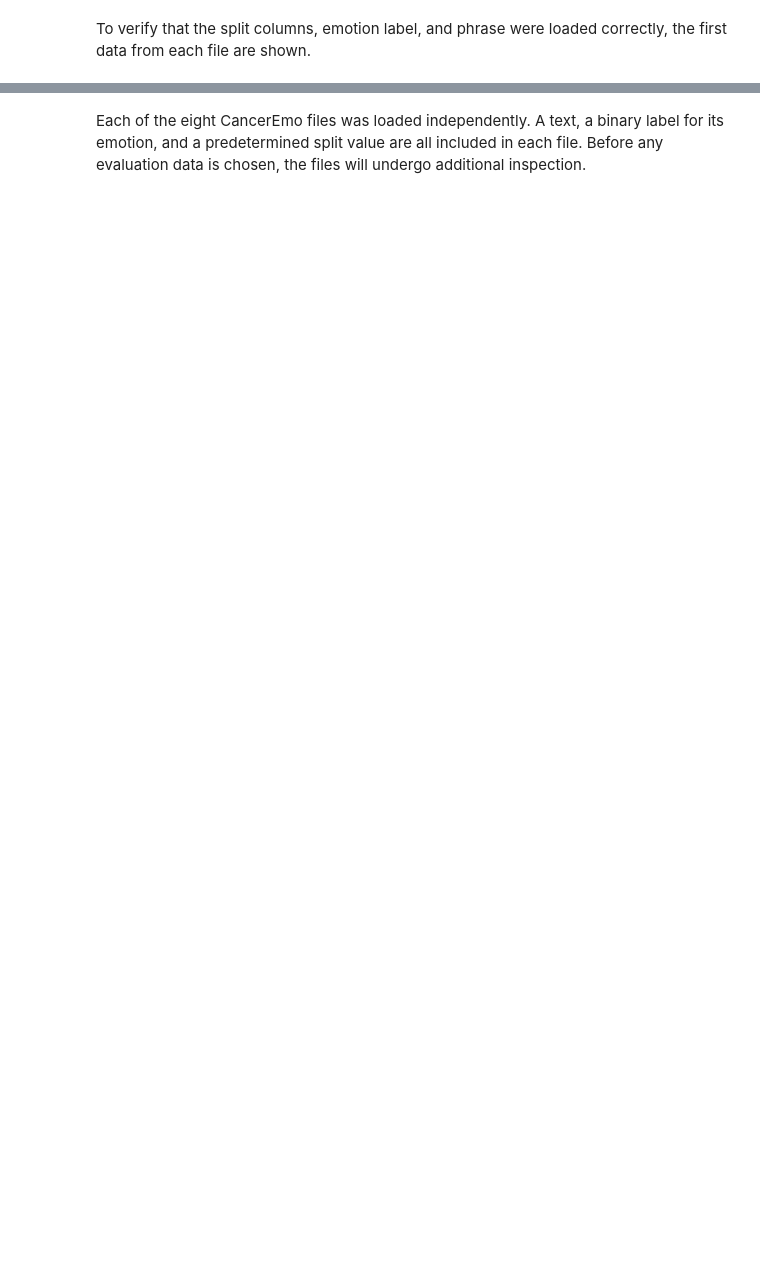
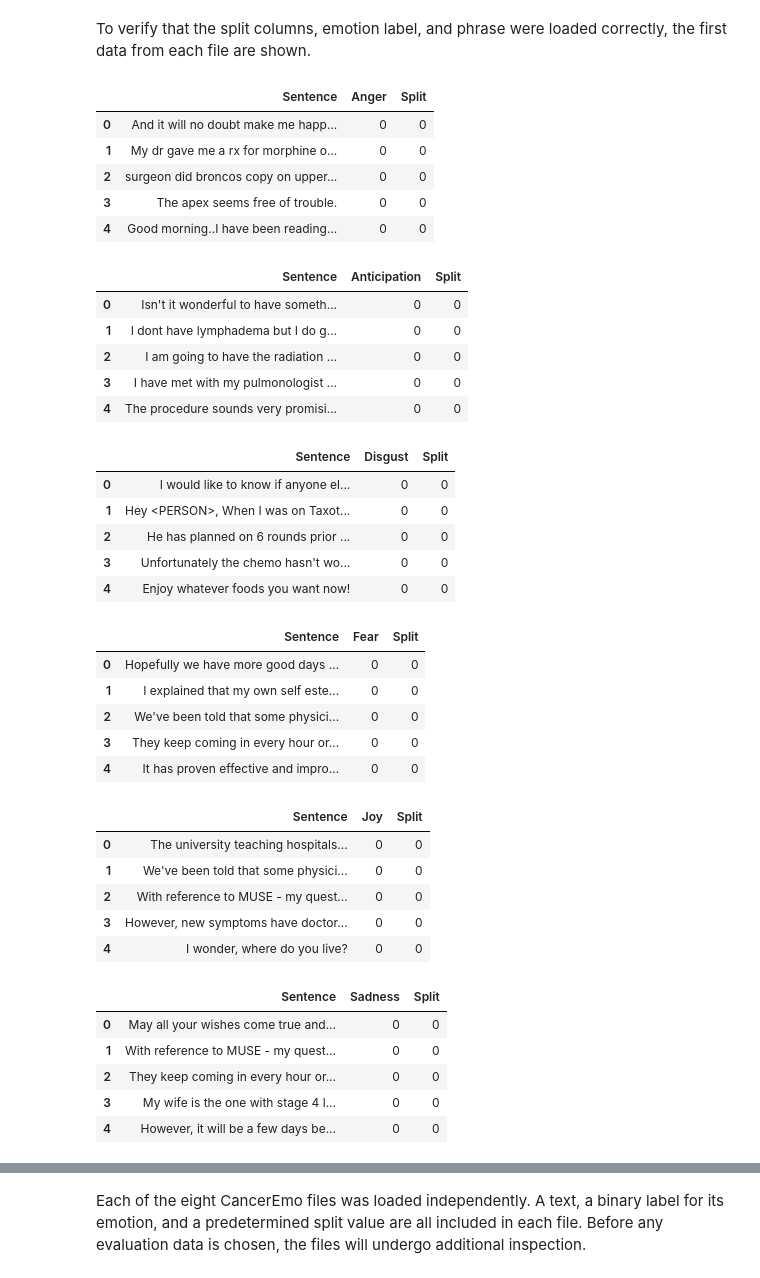
Before and after one commit to SubathraSIM/CM3020_Final_Year_Project, a Jupyter notebook: notebooks/dataset_exploration/canceremo_exploration.ipynb, the cells around one changed output, grey strips where cells are left out. Drawn from its saved outputs; the diff is of its cells as text; code cells hidden in the pictures; blank space fills up the shorter version.

```diff
--- a/notebooks/dataset_exploration/canceremo_exploration.ipynb
+++ b/notebooks/dataset_exploration/canceremo_exploration.ipynb
@@ -42,6 +55,43 @@ for emotion, filename in emotion_files.items():
 # %% [markdown]
 To verify that the split columns, emotion label, and phrase were loaded correctly, the first data from each file are shown.
 # %%
+# first 5 records
 for emotion, dataset in emotion_datasets.items():
-    print(f"\n{emotion} dataset:")
-    display(dataset.head(3))
+    display(dataset.head(5))
+# %% [output]
+|  | Sentence | Anger | Split |
+| 0 | And it will no doubt make me happ... | 0 | 0 |
+| 1 | My dr gave me a rx for morphine o... | 0 | 0 |
+| 2 | surgeon did broncos copy on upper... | 0 | 0 |
+| 3 | The apex seems free of trouble. | 0 | 0 |
+| 4 | Good morning..I have been reading... | 0 | 0 |
+|  | Sentence | Anticipation | Split |
+| 0 | Isn't it wonderful to have someth... | 0 | 0 |
+| 1 | I dont have lymphadema but I do g... | 0 | 0 |
+| 2 | I am going to have the radiation ... | 0 | 0 |
+| 3 | I have met with my pulmonologist ... | 0 | 0 |
+| 4 | The procedure sounds very promisi... | 0 | 0 |
+|  | Sentence | Disgust | Split |
+| 0 | I would like to know if anyone el... | 0 | 0 |
+| 1 | Hey <PERSON>, When I was on Taxot... | 0 | 0 |
+| 2 | He has planned on 6 rounds prior ... | 0 | 0 |
+| 3 | Unfortunately the chemo hasn't wo... | 0 | 0 |
+| 4 | Enjoy whatever foods you want now! | 0 | 0 |
+|  | Sentence | Fear | Split |
+| 0 | Hopefully we have more good days ... | 0 | 0 |
+| 1 | I explained that my own self este... | 0 | 0 |
+| 2 | We've been told that some physici... | 0 | 0 |
+| 3 | They keep coming in every hour or... | 0 | 0 |
+| 4 | It has proven effective and impro... | 0 | 0 |
+|  | Sentence | Joy | Split |
+| 0 | The university teaching hospitals... | 0 | 0 |
+| 1 | We've been told that some physici... | 0 | 0 |
+| 2 | With reference to MUSE - my quest... | 0 | 0 |
+| 3 | However, new symptoms have doctor... | 0 | 0 |
+| 4 | I wonder, where do you live? | 0 | 0 |
+|  | Sentence | Sadness | Split |
+| 0 | May all your wishes come true and... | 0 | 0 |
+| 1 | With reference to MUSE - my quest... | 0 | 0 |
+| 2 | They keep coming in every hour or... | 0 | 0 |
+| 3 | My wife is the one with stage 4 l... | 0 | 0 |
+| 4 | However, it will be a few days be... | 0 | 0 |
```
Also changed, not shown: parts of 39 cells of this notebook, 5 other files.
